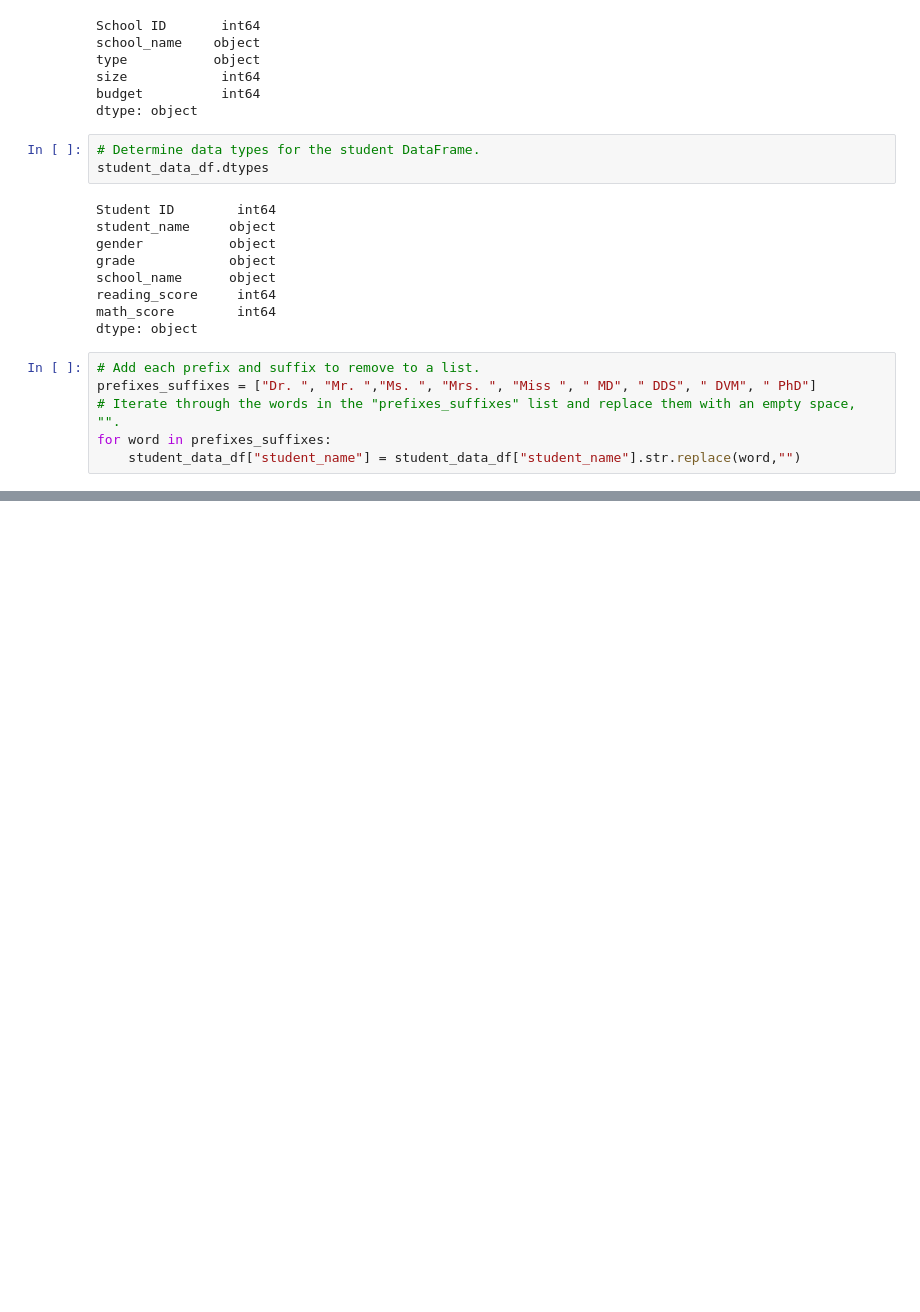
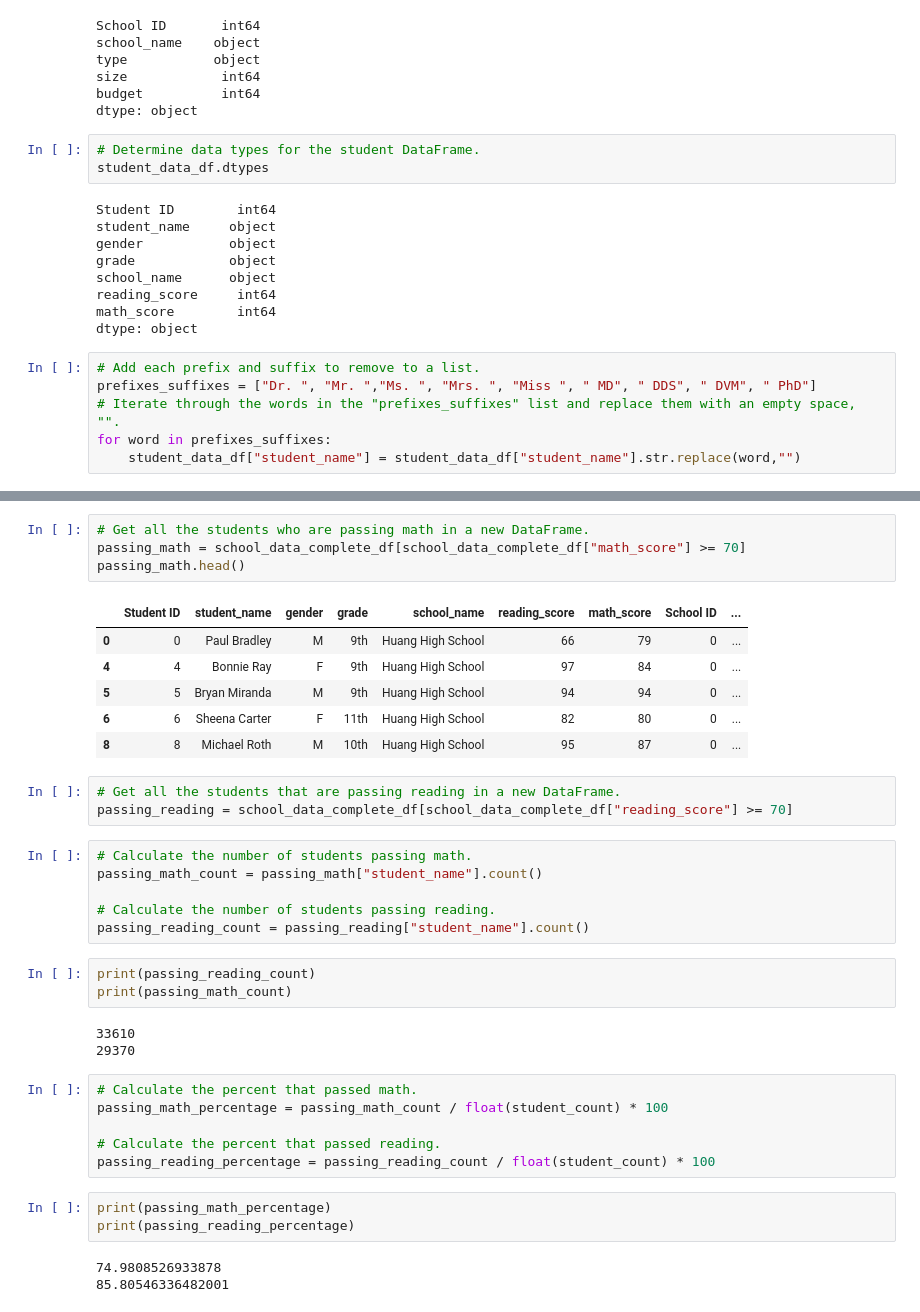
Before and after one commit to VanAntworth/School_District_Analysis, a Jupyter notebook: PyCitySchool.ipynb, the cells around one changed output, grey strips where cells are left out. Cells and saved outputs as stored; diff of their text form; blank space fills up the shorter version.

```diff
--- a/PyCitySchool.ipynb
+++ b/PyCitySchool.ipynb
@@ -167,0 +250,38 @@ student_data_df.head(10)
+# %%
+# Get all the students who are passing math in a new DataFrame.
+passing_math = school_data_complete_df[school_data_complete_df["math_score"] >= 70]
+passing_math.head()
+# %% [output]
+|  | Student ID | student_name | gender | grade | school_name | reading_score | math_score | School ID | ... |
+| 0 | 0 | Paul Bradley | M | 9th | Huang High School | 66 | 79 | 0 | ... |
+| 4 | 4 | Bonnie Ray | F | 9th | Huang High School | 97 | 84 | 0 | ... |
+| 5 | 5 | Bryan Miranda | M | 9th | Huang High School | 94 | 94 | 0 | ... |
+| 6 | 6 | Sheena Carter | F | 11th | Huang High School | 82 | 80 | 0 | ... |
+| 8 | 8 | Michael Roth | M | 10th | Huang High School | 95 | 87 | 0 | ... |
+# %%
+# Get all the students that are passing reading in a new DataFrame.
+passing_reading = school_data_complete_df[school_data_complete_df["reading_score"] >= 70]
+# %%
+# Calculate the number of students passing math.
+passing_math_count = passing_math["student_name"].count()
+
+# Calculate the number of students passing reading.
+passing_reading_count = passing_reading["student_name"].count()
+# %%
+print(passing_reading_count)
+print(passing_math_count)
+# %% [output]
+33610
+29370
+# %%
+# Calculate the percent that passed math.
+passing_math_percentage = passing_math_count / float(student_count) * 100
+
+# Calculate the percent that passed reading.
+passing_reading_percentage = passing_reading_count / float(student_count) * 100
+# %%
+print(passing_math_percentage)
+print(passing_reading_percentage)
+# %% [output]
+74.9808526933878
+85.80546336482001
```
Also changed, not shown: parts of 22 cells of this notebook.
